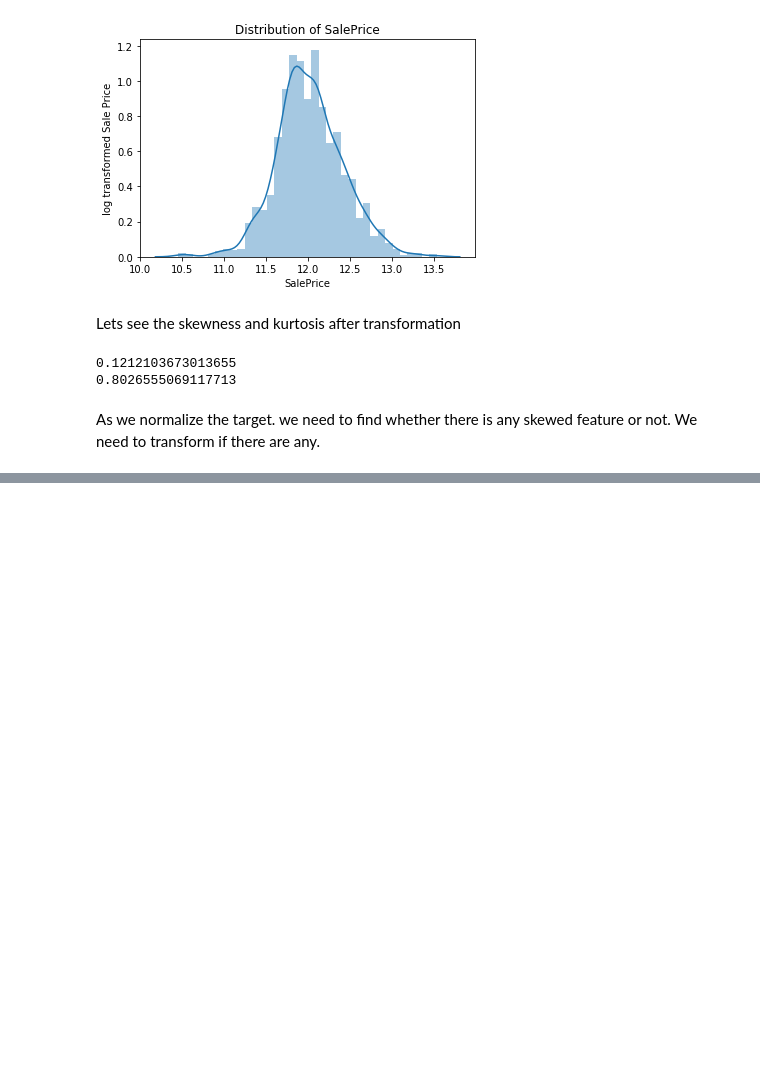
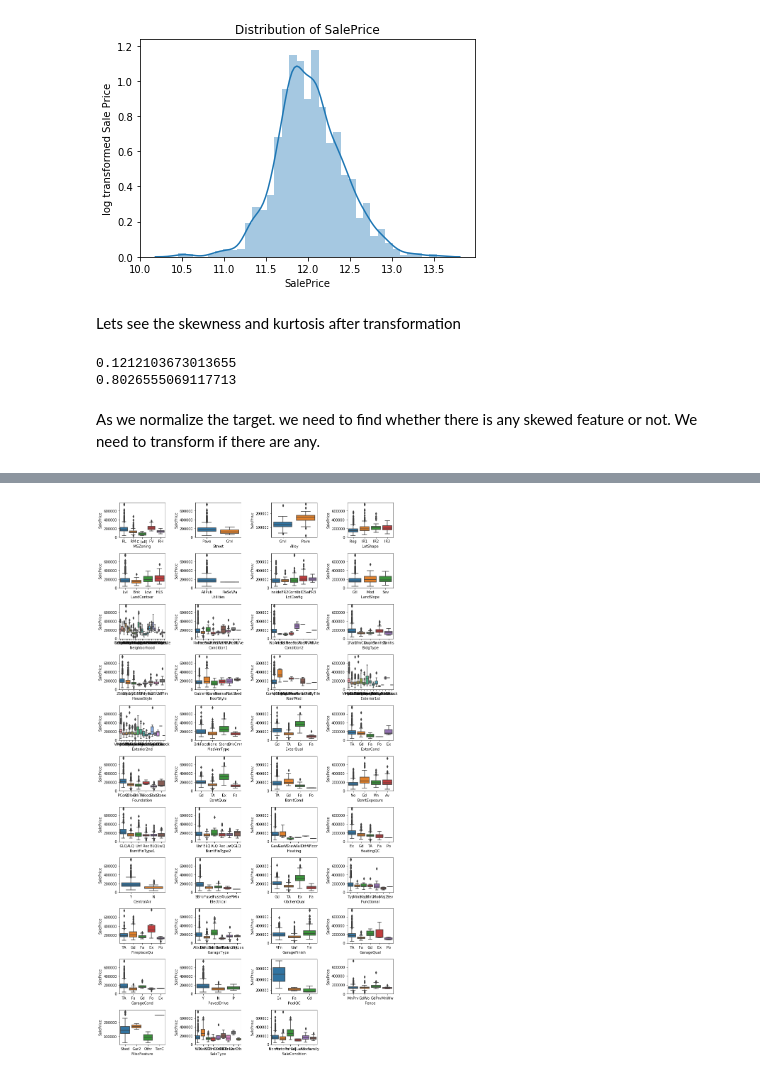
Before and after one commit to emuhsina/house_price_prediction, a Jupyter notebook: notebook.ipynb, the cells around one changed output, grey strips where cells are left out. Drawn from its saved outputs; the diff is of its cells as text; code cells hidden in the pictures; blank space fills up the shorter version.

```diff
--- a/notebook.ipynb
+++ b/notebook.ipynb
@@ -124,0 +179,10 @@ As we normalize the target. we need to find whether there is any skewed feature
+# %%
+#Outliers in Categorical features
+fig_boxplot = plt.figure(figsize = (12, 22))
+for i in range(len(categorical_features.columns)):
+    fig_boxplot.add_subplot(11, 4, i+1)
+    sns.boxplot(x = categorical_features.iloc[:,i], y = target)
+plt.tight_layout()
+plt.show()
+# %% [output]
+[figure, added]
```
Also changed, not shown: parts of 65 cells of this notebook.
